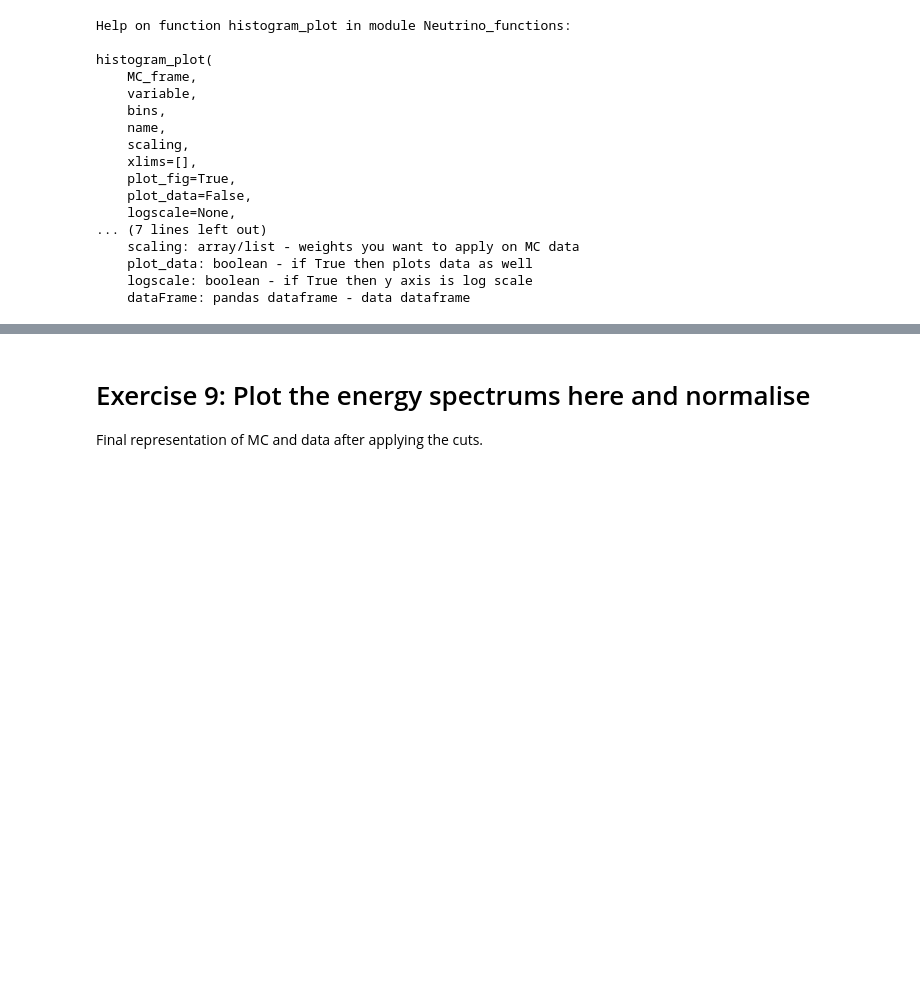
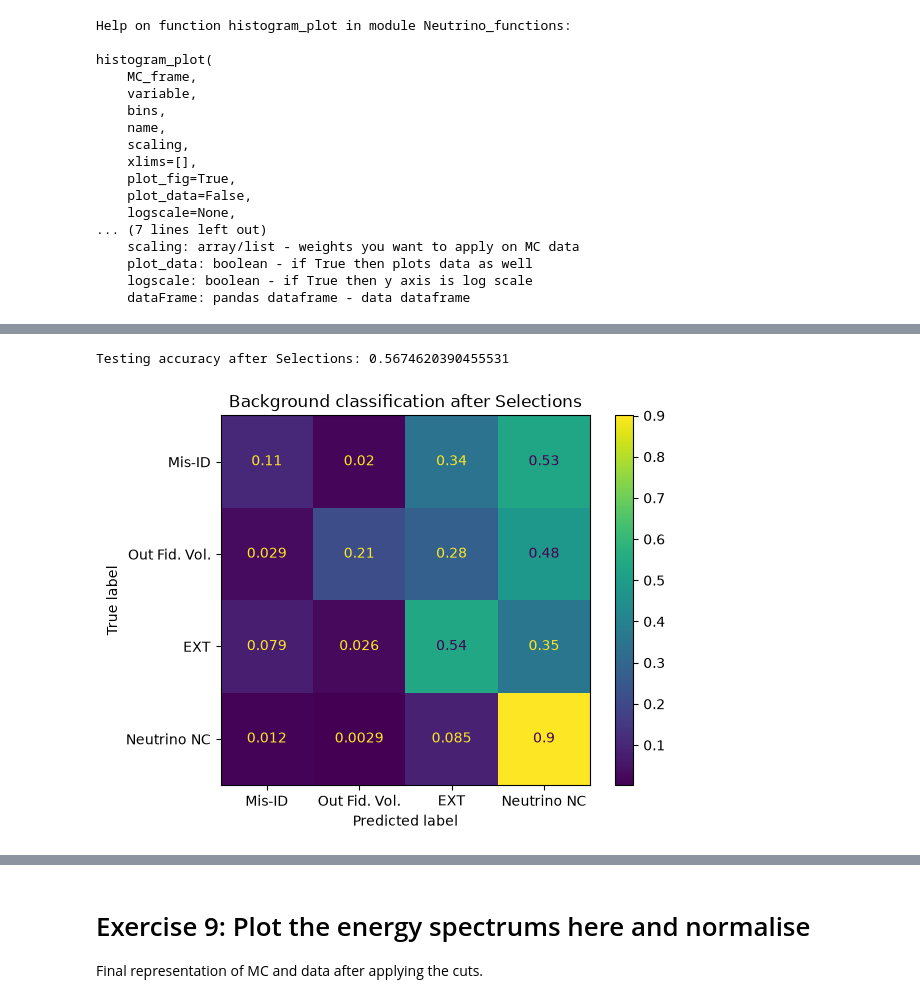
Before and after one commit to BouillieAnonymous/MicroBooNE_lab, a Jupyter notebook: MainAnalysis_template.ipynb, the cells around one changed output, grey strips where cells are left out. Drawn from its saved outputs; the diff is of its cells as text; code cells hidden in the pictures; blank space fills up the shorter version.

```diff
--- a/MainAnalysis_template.ipynb
+++ b/MainAnalysis_template.ipynb
@@ -862,0 +667,31 @@ It is recommended to plot purity and efficiency after each variable cut.
+# %%
+# Optional diagnostic: classify backgrounds remaining after all Ex7 cuts.
+background_after_cuts = MC_EXT_cut_selected.loc[
+    MC_EXT_cut_selected['category'].isin([4, 5, 7, 31])
+].copy()
+background_counts_after_cuts = background_after_cuts['category'].value_counts()
+if set(background_counts_after_cuts.index) != {4, 5, 7, 31} or background_counts_after_cuts.min() < 2:
+    raise ValueError('Too few rows in one or more background categories for a stratified split.')
+x_train_after_cuts, x_test_after_cuts, y_train_after_cuts, y_test_after_cuts = train_test_split(
+    background_after_cuts[features], background_after_cuts['category'].to_numpy(),
+    test_size=0.2, random_state=1, stratify=background_after_cuts['category']
+)
+rf_after_cuts = RandomForestClassifier(
+    random_state=1, n_estimators=1000, max_depth=8,
+    min_samples_split=5, min_samples_leaf=2, criterion='gini', n_jobs=-1
+)
+rf_after_cuts.fit(x_train_after_cuts, y_train_after_cuts)
+y_pred_after_cuts = rf_after_cuts.predict(x_test_after_cuts)
+print('Testing accuracy after Selections:', metrics.accuracy_score(y_test_after_cuts, y_pred_after_cuts))
+cm_after_cuts = confusion_matrix(
+    y_test_after_cuts, y_pred_after_cuts, labels=[4, 5, 7, 31], normalize='true'
+)
+ConfusionMatrixDisplay(
+    confusion_matrix=cm_after_cuts,
+    display_labels=['Mis-ID', 'Out Fid. Vol.', 'EXT', 'Neutrino NC']
+).plot()
+plt.title('Background classification after Selections')
+plt.show()
+# %% [output]
+Testing accuracy after Selections: 0.5674620390455531
+[figure, added]
```
Also changed, not shown: parts of 56 cells of this notebook, 3 other files.
